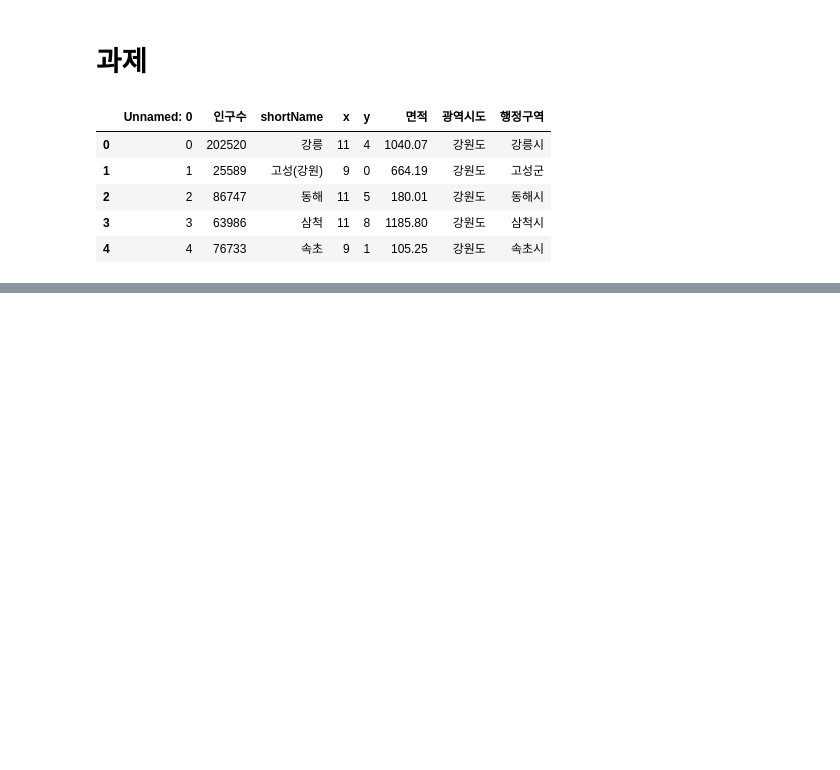
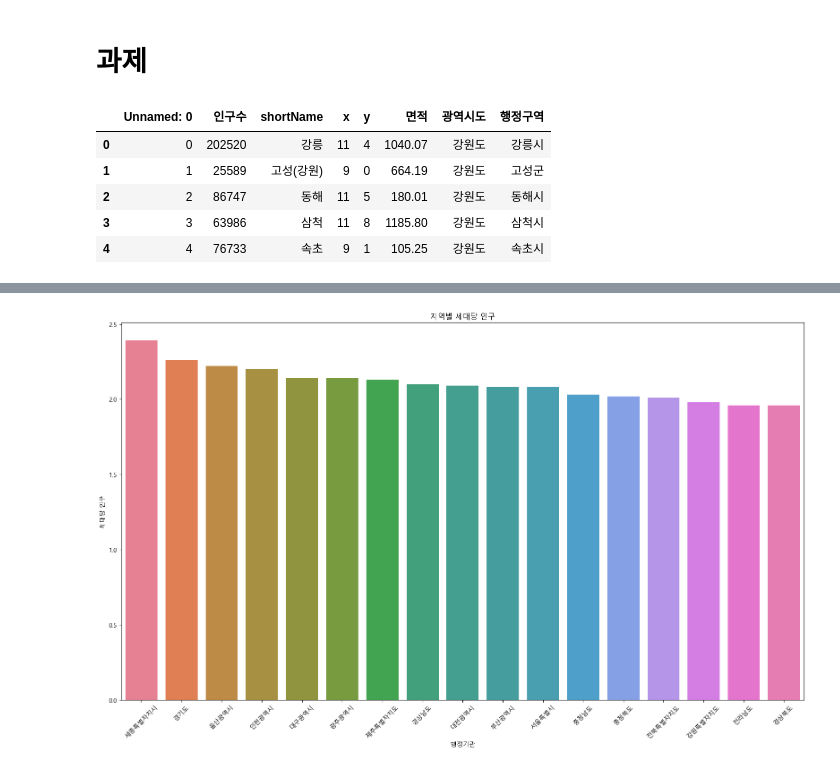
Before and after one commit to woogi123/MyNewApp, a Jupyter notebook: Python_WebScraping_Analysis/03-1.행정구역정보_분석과시각화.ipynb, the cells around one changed output, grey strips where cells are left out. Drawn from its saved outputs; the diff is of its cells as text; code cells hidden in the pictures; blank space fills up the shorter version.

```diff
--- a/Python_WebScraping_Analysis/03-1.행정구역정보_분석과시각화.ipynb
+++ b/Python_WebScraping_Analysis/03-1.행정구역정보_분석과시각화.ipynb
@@ -670,0 +714,12 @@ data.head()
+# %%
+figure, axes1 = plt.subplots(1,1)
+figure.set_size_inches(16,10)
+
+sns.barplot(x='행정기관', y='세대당 인구', data=filtered_data.sort_values(by='세대당 인구', ascending=False), hue='행정기관', ax=axes1)
+
+plt.xticks(rotation=45)
+plt.title('지역별 세대당 인구')
+plt.tight_layout()
+plt.show()
+# %% [output]
+[figure, added]
```
Also changed, not shown: parts of 10 cells of this notebook.
